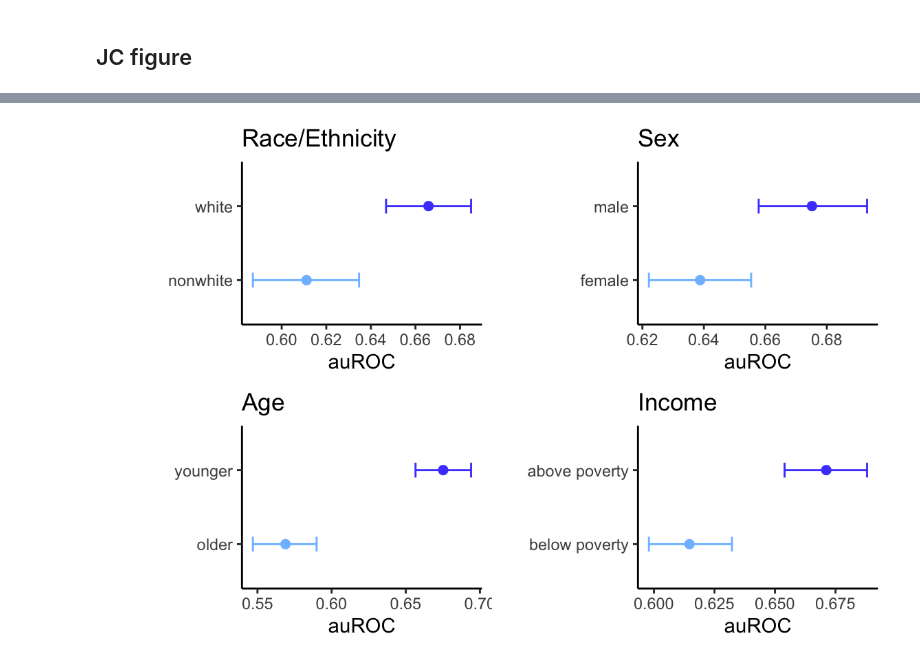
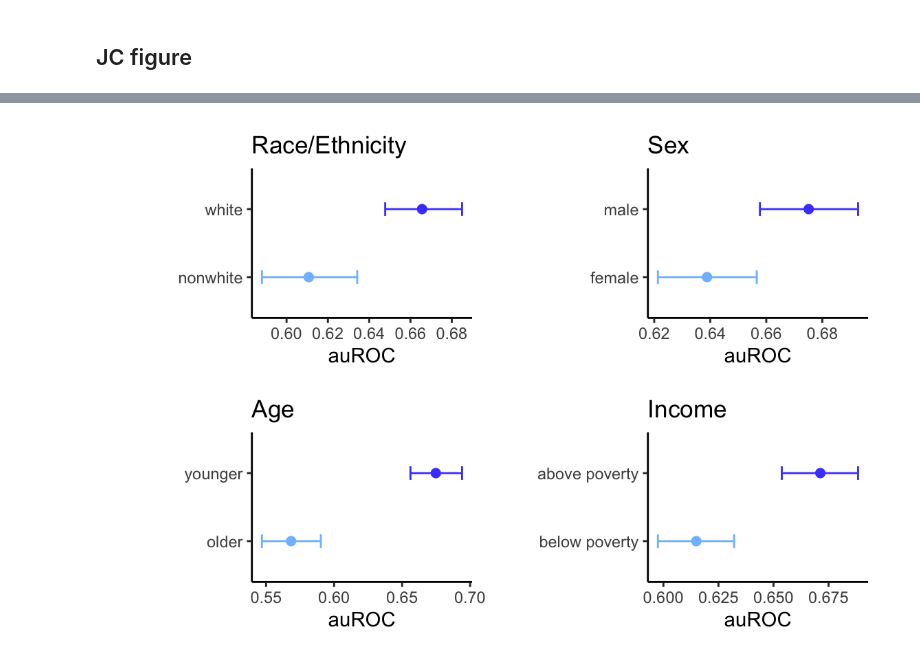
Before and after one commit to jjcurtin/study_gps, a Jupyter notebook: notebooks/fairness.out.ipynb, the cells around one changed output, grey strips where cells are left out. Cells and saved outputs as stored; diff of their text form; code cells hidden in the pictures.

```diff
--- a/notebooks/fairness.out.ipynb
+++ b/notebooks/fairness.out.ipynb
@@ -347,6 +350,6 @@ fig_age  <- ci |>
   plot_ci("Age")
 # %%
 
-cowplot::plot_grid(fig_race, fig_sex, fig_age, fig_income, align="v")
+cowplot::plot_grid(fig_race, fig_sex, fig_age, fig_income, align="v", scale = 0.95)
 # %% [output]
-[figure, old version]
+[figure, new version]
```
Also changed, not shown: parts of 1 cell of this notebook, 18 other files.
